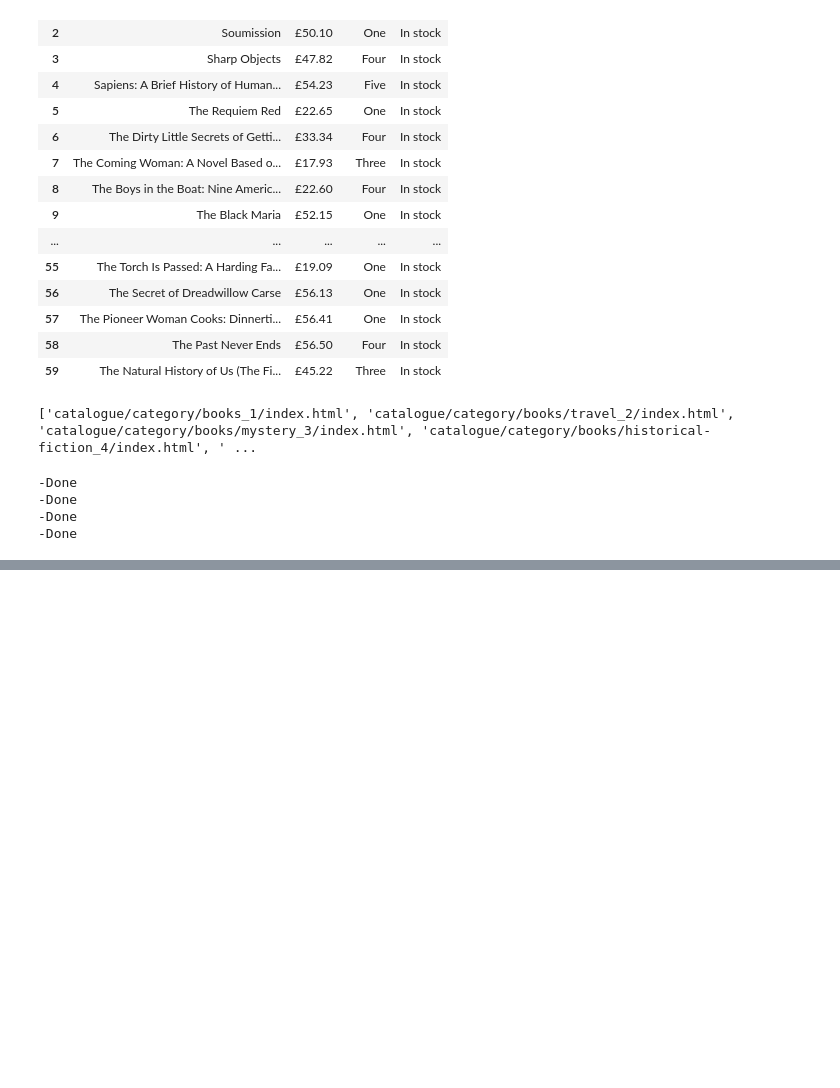
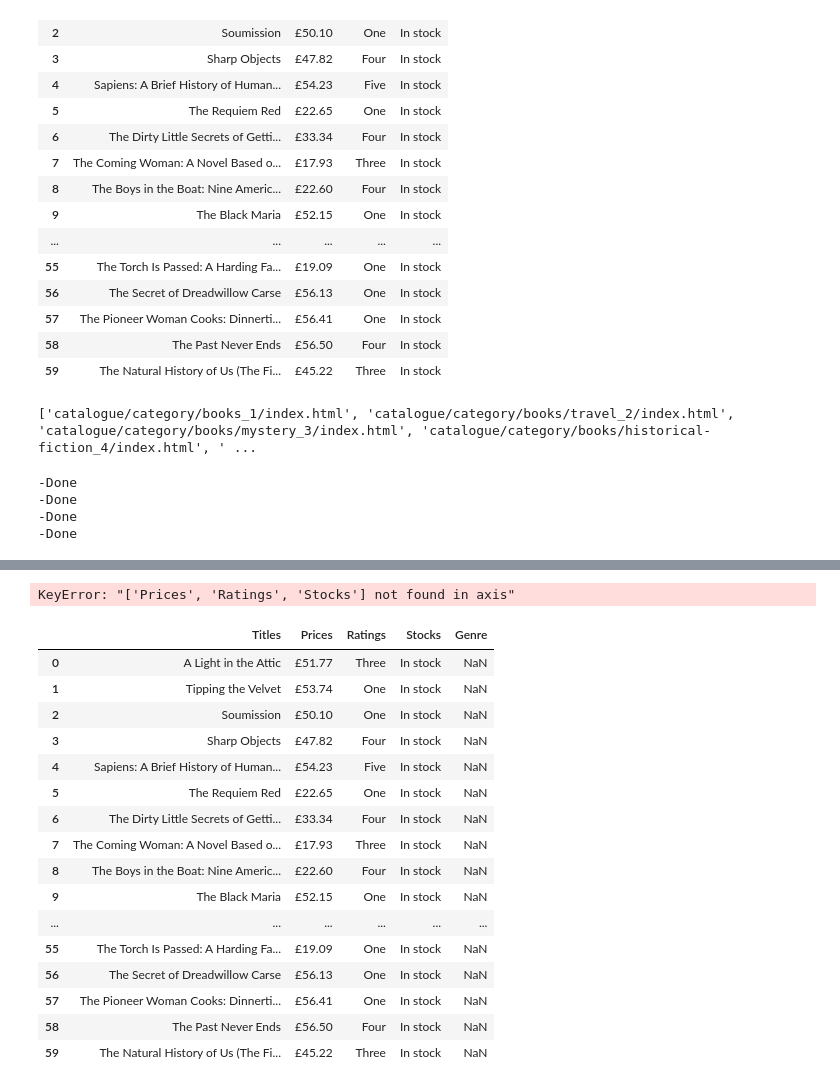
Before and after one commit to PJRyn/WebScrapeVisualisation, a Jupyter notebook: web-scraper.ipynb, the cells around one changed output, grey strips where cells are left out. Cells and saved outputs as stored; diff of their text form; code cells hidden in the pictures; blank space fills up the shorter version.

Commit message:
begining to add the genre classification to the main dataframe

```diff
--- a/web-scraper.ipynb
+++ b/web-scraper.ipynb
@@ -119,0 +121,13 @@ for x in range(1,5):
+# %%
+toAdd = pd.DataFrame()
+ahh = pd.DataFrame()
+woo = True
+for x in range(0,4):
+    while woo == True:
+        ahh = ahh.append(scrape_df[scrape_df['Titles'].isin(generaCollection[x])])
+        ahh['Genre'] = x
+        woo = False
+    woo = True
+    toAdd = toAdd.append(ahh)
+    ahh.drop(ahh.index, inplace=True)
+toAdd
@@ -120,2 +144,29 @@ for x in range(1,5):
+# %%
+toAdd = toAdd.drop(["Prices","Ratings","Stocks"], axis=1)
+# scrape_df.where(scrape_df == "It's Only the Himalayas")
+df = scrape_df.merge(toAdd, how='outer',on='Titles')
+# df=scrape_df.join(toAdd, lsuffix="_left", rsuffix="_right")
+# %% [output]
+KeyError: "['Prices', 'Ratings', 'Stocks'] not found in axis"
+# %%
+df
+# %% [output]
+|  | Titles | Prices | Ratings | Stocks | Genre |
+| 0 | A Light in the Attic | £51.77 | Three | In stock | NaN |
+| 1 | Tipping the Velvet | £53.74 | One | In stock | NaN |
+| 2 | Soumission | £50.10 | One | In stock | NaN |
+| 3 | Sharp Objects | £47.82 | Four | In stock | NaN |
+| 4 | Sapiens: A Brief History of Human... | £54.23 | Five | In stock | NaN |
+| 5 | The Requiem Red | £22.65 | One | In stock | NaN |
+| 6 | The Dirty Little Secrets of Getti... | £33.34 | Four | In stock | NaN |
+| 7 | The Coming Woman: A Novel Based o... | £17.93 | Three | In stock | NaN |
+| 8 | The Boys in the Boat: Nine Americ... | £22.60 | Four | In stock | NaN |
+| 9 | The Black Maria | £52.15 | One | In stock | NaN |
+| ... | ... | ... | ... | ... | ... |
+| 55 | The Torch Is Passed: A Harding Fa... | £19.09 | One | In stock | NaN |
+| 56 | The Secret of Dreadwillow Carse | £56.13 | One | In stock | NaN |
+| 57 | The Pioneer Woman Cooks: Dinnerti... | £56.41 | One | In stock | NaN |
+| 58 | The Past Never Ends | £56.50 | Four | In stock | NaN |
+| 59 | The Natural History of Us (The Fi... | £45.22 | Three | In stock | NaN |
 # %%
 browser.quit()
```
Also changed, not shown: parts of 5 cells of this notebook.
